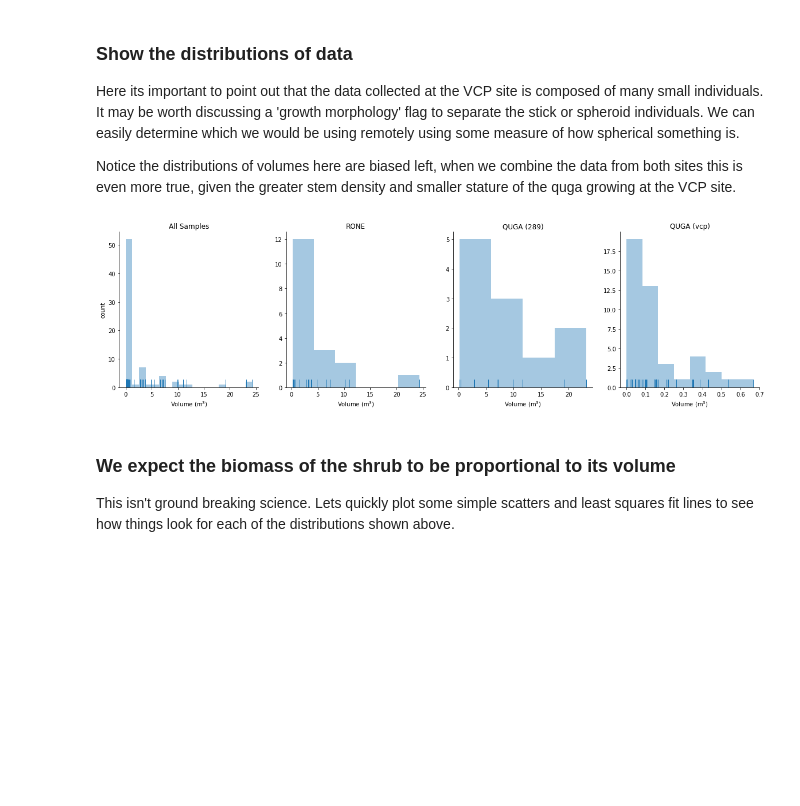
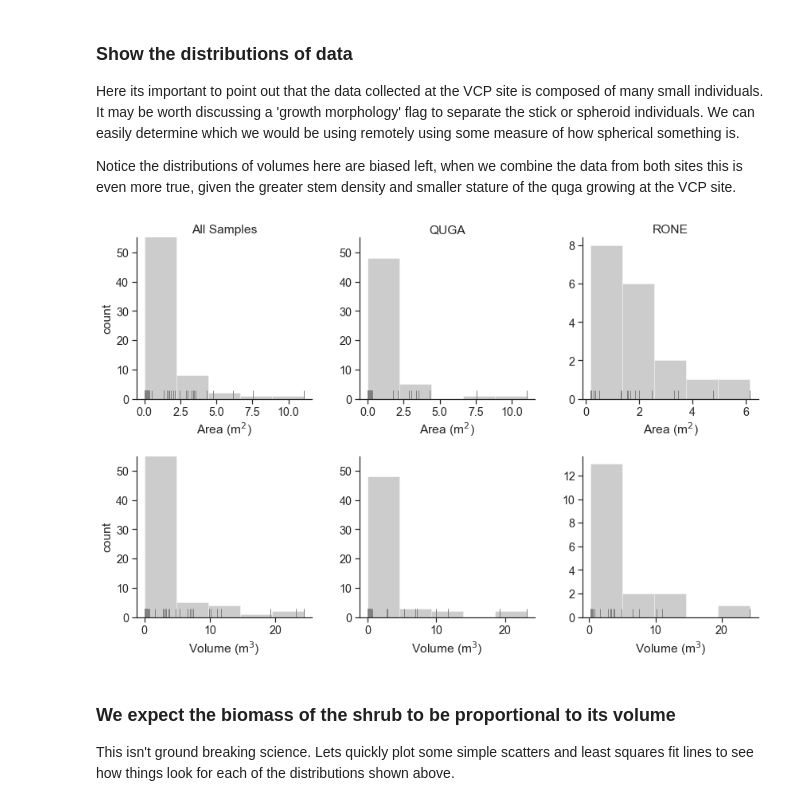
Before and after one commit to djkrofch/JemezAllometries, a Jupyter notebook: Jemez_Allometry.ipynb, the cells around one changed output. Saved outputs shown, nothing was run; the diff lists cells and outputs as text; code cells hidden in the pictures; blank space fills up the shorter version.

Commit message:
Cleaned up and error prop
Added regressions for error propagation and cleaned up the layout

```diff
--- a/Jemez_Allometry.ipynb
+++ b/Jemez_Allometry.ipynb
@@ -30,6 +30,10 @@ dataDir = 'C:/Research/JemezAllometries/'
 # %% [markdown]
 #### A few calc and plotting functions to help out along the way
 # %%
+def pacalc(a,b):
+    area = (a/2) * (b/2) * np.pi
+    return area
+
 def volcalc(a,b,height):
     volume = (4/3.) * (a/2) * (b/2) * height * np.pi
     return volume
@@ -38,7 +42,7 @@ def linfit(fitfunc, df):
     ols = smf.ols(fitfunc, df).fit()
     slope = (ols.params[1])
     intercept = (ols.params[0])
-    return slope, intercept
+    return slope, intercept, smf.ols(fitfunc, df)
 
 def plotLinFit(slope, intercept, Xmin, Xmax, ax=None, *args, **kwargs):
     y = []
@@ -52,6 +56,7 @@ def plotLinFit(slope, intercept, Xmin, Xmax, ax=None, *args, **kwargs):
 We then subset the data by species to determine the impact on fit if we are unable to ID the shrub. Only useful if the implication is that we are planning on driving these allometries remotely - something I want to stress in the paper. Otherwise, we should have just measured stem diameters like the rest of the world.
 # %%
 master = pd.read_csv('jemez_allometry_master.csv')
+master['area']   = pacalc(master['a'], master['b'])
 master['volume'] = volcalc(master['a'], master['b'], master['height'])
 
 rone = master[master.species == 'RONE']
@@ -64,24 +69,37 @@ Here its important to point out that the data collected at the VCP site is compo
 
 Notice the distributions of volumes here are biased left, when we combine the data from both sites this is even more true, given the greater stem density and smaller stature of the quga growing at the VCP site.
 # %%
-f, (ax1, ax2, ax3, ax4) = plt.subplots(1,4, figsize = (20,5))
+f, ((ax1, ax2, ax3), (ax4, ax5, ax6)) = plt.subplots(2,3, figsize = (12,8))
 axs = f.axes
-sns.distplot(master.volume,ax = ax1, kde=False, rug=True)
-sns.distplot(rone.volume,ax = ax2, kde=False, rug=True)
-sns.distplot(quga_289.volume,ax = ax3, kde=False, rug=True)
-sns.distplot(quga_vcp.volume,ax = ax4, kde=False, rug=True)
+sns.distplot(master.area,ax = ax1, kde=False, rug=True, color = 'gray', bins=5)
+sns.distplot(quga.area,ax = ax2, kde=False, rug=True, color = 'gray', bins=5)
+sns.distplot(rone.area,ax = ax3, kde=False, rug=True, color = 'gray', bins=5)
+
+sns.distplot(master.volume,ax = ax4, kde=False, rug=True, color = 'gray', bins=5)
+sns.distplot(quga.volume,ax = ax5, kde=False, rug=True, color = 'gray', bins=5)
+sns.distplot(rone.volume,ax = ax6, kde=False, rug=True, color = 'gray', bins=5)
 
 ax1.set_title('All Samples')
-ax2.set_title('RONE')
-ax3.set_title('QUGA (289)')
-ax4.set_title('QUGA (vcp)')
+ax2.set_title('QUGA')
+ax3.set_title('RONE')
 
-for ax in axs:
+for ax in [ax1, ax2, ax3]:
+    ax.set_xlabel('Area (m$^{2}$)')
+for ax in [ax4, ax5, ax6]:
     ax.set_xlabel('Volume (m$^{3}$)')
+
+for ax in [ax1, ax2, ax4, ax5]:
+    ax.set_ylim([0,55])
+    ax.set_yticks([0,10,20,30,40,50])
+
 ax1.set_ylabel('count')
+ax4.set_ylabel('count')
+
 sns.despine()
+plt.tight_layout()
+plt.savefig('area_volume_dist.tif')
 # %% [output]
-[figure, old version]
+[figure, new version]
 # %% [markdown]
 ### We expect the biomass of the shrub to be proportional to its volume
 This isn't ground breaking science. Lets quickly plot some simple scatters and least squares fit lines to see how things look for each of the distributions shown above.
```
Also changed, not shown: parts of 42 cells of this notebook.
